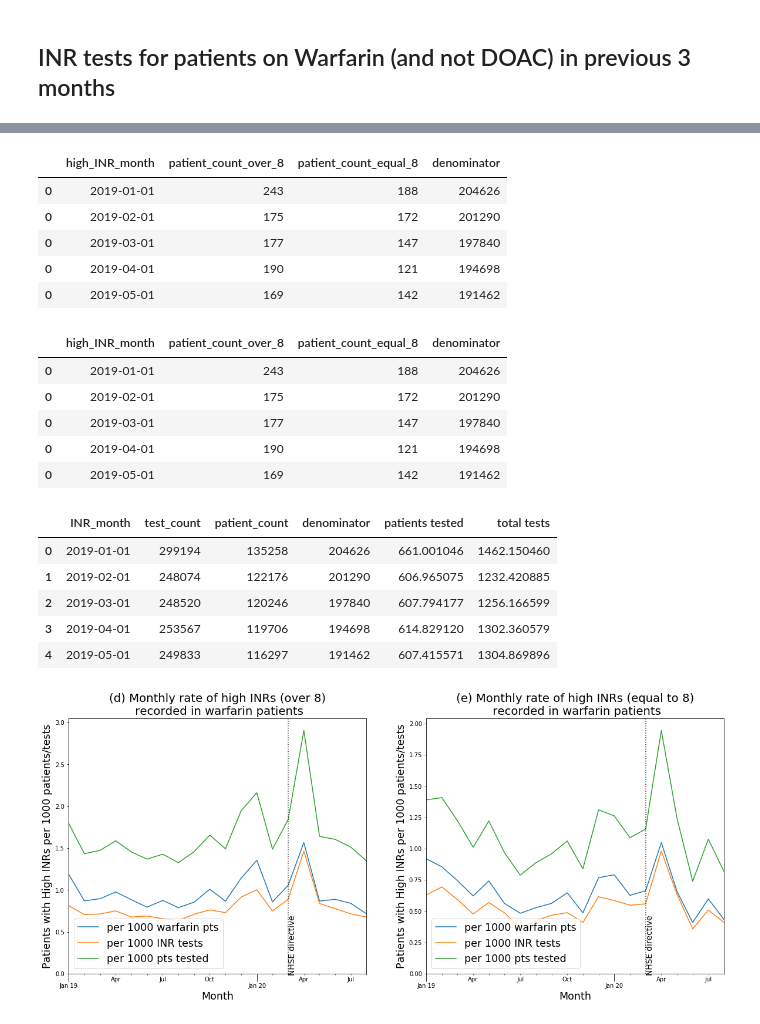
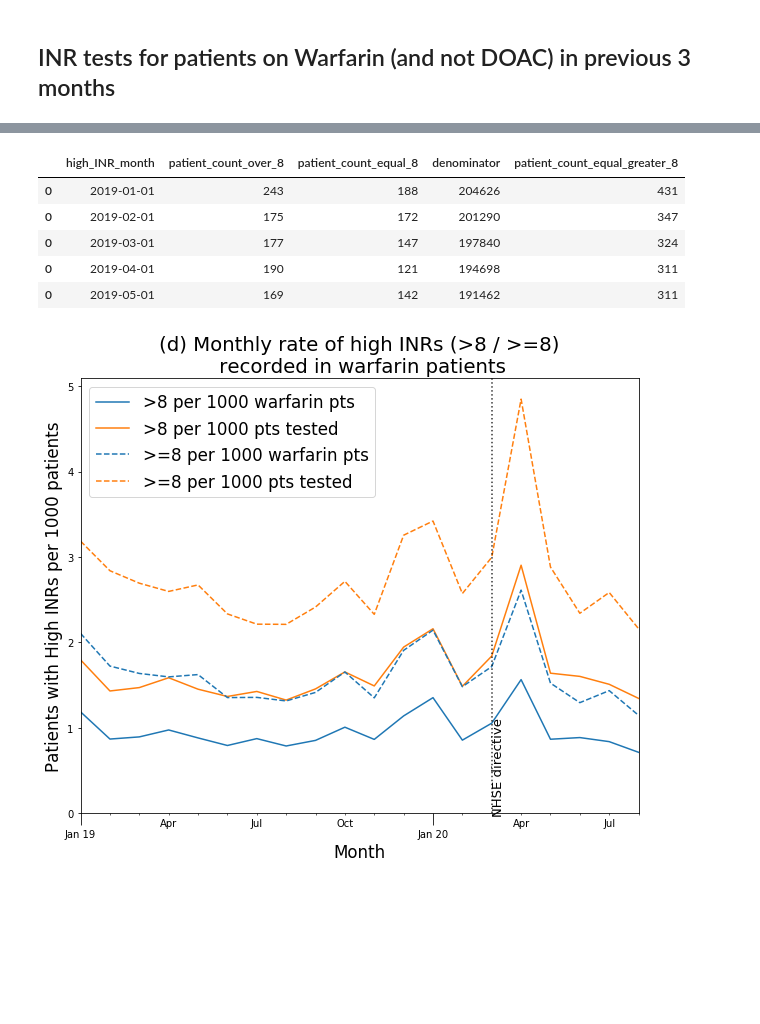
Before and after one commit to opensafely/anticoagulant-switching-research, a Jupyter notebook: notebooks/Warfarin_DOAC_rpt updated charts for Heart.ipynb, the cells around one changed output, grey strips where cells are left out. Cells and saved outputs as stored; diff of their text form; code cells hidden in the pictures; blank space fills up the shorter version.

```diff
--- a/notebooks/Warfarin_DOAC_rpt updated charts for Heart.ipynb
+++ b/notebooks/Warfarin_DOAC_rpt updated charts for Heart.ipynb
@@ -223,55 +112,40 @@ plot_line_chart([dfp4[["total tests","patients tested"]]], titles, figname,
 dfp5 = pd.read_csv(os.path.join("..","output","high_inr.csv"),index_col=0)
 dfp5["high_INR_month"] = pd.to_datetime(dfp5["high_INR_month"])
 #dfp5 = dfp5.set_index("high_INR_month")
+dfp5["patient_count_equal_greater_8"] = dfp5["patient_count_over_8"] + dfp5["patient_count_equal_8"]
+
+dfp4 = dfp4.reset_index()
+
 dfp5.head()
 # %% [output]
-|  | high_INR_month | patient_count_over_8 | patient_count_equal_8 | denominator |
-| 0 | 2019-01-01 | 243 | 188 | 204626 |
-| 0 | 2019-02-01 | 175 | 172 | 201290 |
-| 0 | 2019-03-01 | 177 | 147 | 197840 |
-| 0 | 2019-04-01 | 190 | 121 | 194698 |
-| 0 | 2019-05-01 | 169 | 142 | 191462 |
+|  | high_INR_month | patient_count_over_8 | patient_count_equal_8 | denominator | patient_count_equal_greater_8 |
+| 0 | 2019-01-01 | 243 | 188 | 204626 | 431 |
+| 0 | 2019-02-01 | 175 | 172 | 201290 | 347 |
+| 0 | 2019-03-01 | 177 | 147 | 197840 | 324 |
+| 0 | 2019-04-01 | 190 | 121 | 194698 | 311 |
+| 0 | 2019-05-01 | 169 | 142 | 191462 | 311 |
-# %%
-dfp5.head()
-# %% [output]
-|  | high_INR_month | patient_count_over_8 | patient_count_equal_8 | denominator |
-| 0 | 2019-01-01 | 243 | 188 | 204626 |
-| 0 | 2019-02-01 | 175 | 172 | 201290 |
-| 0 | 2019-03-01 | 177 | 147 | 197840 |
-| 0 | 2019-04-01 | 190 | 121 | 194698 |
-| 0 | 2019-05-01 | 169 | 142 | 191462 |
-# %%
-dfp4 = dfp4.reset_index()
-dfp4.head()
-# %% [output]
-|  | INR_month | test_count | patient_count | denominator | patients tested | total tests |
-| 0 | 2019-01-01 | 299194 | 135258 | 204626 | 661.001046 | 1462.150460 |
-| 1 | 2019-02-01 | 248074 | 122176 | 201290 | 606.965075 | 1232.420885 |
-| 2 | 2019-03-01 | 248520 | 120246 | 197840 | 607.794177 | 1256.166599 |
-| 3 | 2019-04-01 | 253567 | 119706 | 194698 | 614.829120 | 1302.360579 |
-| 4 | 2019-05-01 | 249833 | 116297 | 191462 | 607.415571 | 1304.869896 |
 # %%
 #dfp5 = pd.read_csv(os.path.join("..","output","high_inr.csv"),index_col=0)
 #dfp5["high_INR_month"] = pd.to_datetime(dfp5["high_INR_month"])
 #dfp5 = dfp5.set_index("high_INR_month")
 
 dfp6 = dfp4.drop("denominator",1).merge(dfp5, left_on="INR_month", right_on="high_INR_month").drop("INR_month",1)
 #dfp6["high_INR_month"] = pd.to_datetime(dfp6["high_INR_month"])
 dfp6 = dfp6.set_index("high_INR_month")
 
 dfp7 = dfp6.copy()
-dfp7["per 1000 warfarin pts"] = 1000*dfp7["patient_count_over_8"]/dfp7["denominator"]
-dfp7["per 1000 INR tests"] = 1000*dfp7["patient_count_over_8"]/dfp7["test_count"]
-dfp7["per 1000 pts tested"] = 1000*dfp7["patient_count_over_8"]/dfp7["patient_count"]
+dfp7[">8 per 1000 warfarin pts"] = 1000*dfp7["patient_count_over_8"]/dfp7["denominator"]
+dfp7[">8 per 1000 pts tested"] = 1000*dfp7["patient_count_over_8"]/dfp7["patient_count"]
 
-dfp8 = dfp6.copy()
-dfp8["per 1000 warfarin pts"] = 1000*dfp8["patient_count_equal_8"]/dfp8["denominator"]
-dfp8["per 1000 INR tests"] = 1000*dfp8["patient_count_equal_8"]/dfp8["test_count"]
-dfp8["per 1000 pts tested"] = 1000*dfp8["patient_count_equal_8"]/dfp8["patient_count"]
-figname = os.path.join("..","output","high_inr.png")
-titles = ["(d) Monthly rate of high INRs (over 8)\n recorded in warfarin patients", "(e) Monthly rate of high INRs (equal to 8)\n recorded in warfarin patients"]
-plot_line_chart([dfp7[["per 1000 warfarin pts", "per 1000 INR tests", "per 1000 pts tested"]], dfp8[["per 1000 warfarin pts", "per 1000 INR tests", "per 1000 pts tested"]]],
-                titles, figname,
-                ylabels={0:"Patients with High INRs per 1000 patients/tests", 1:"Patients with High INRs per 1000 patients/tests"})
+dfp7[">=8 per 1000 warfarin pts"] = 1000*dfp7["patient_count_equal_greater_8"]/dfp7["denominator"]
+dfp7[">=8 per 1000 pts tested"] = 1000*dfp7["patient_count_equal_greater_8"]/dfp7["patient_count"]
+
+figname = "high_inr"
+titles = ["(d) Monthly rate of high INRs (>8 / >=8)\n recorded in warfarin patients"]
+plot_line_chart([dfp7[[">8 per 1000 warfarin pts", ">8 per 1000 pts tested",
+                       ">=8 per 1000 warfarin pts", ">=8 per 1000 pts tested"]]],
+                titles,  loc="upper left",
+                ylabels={0:"Patients with High INRs per 1000 patients"},
+                filename=figname)
 # %% [output]
-[figure, old version]
+[figure, new version]
```
Also changed, not shown: parts of 12 cells of this notebook, 1 other file.
